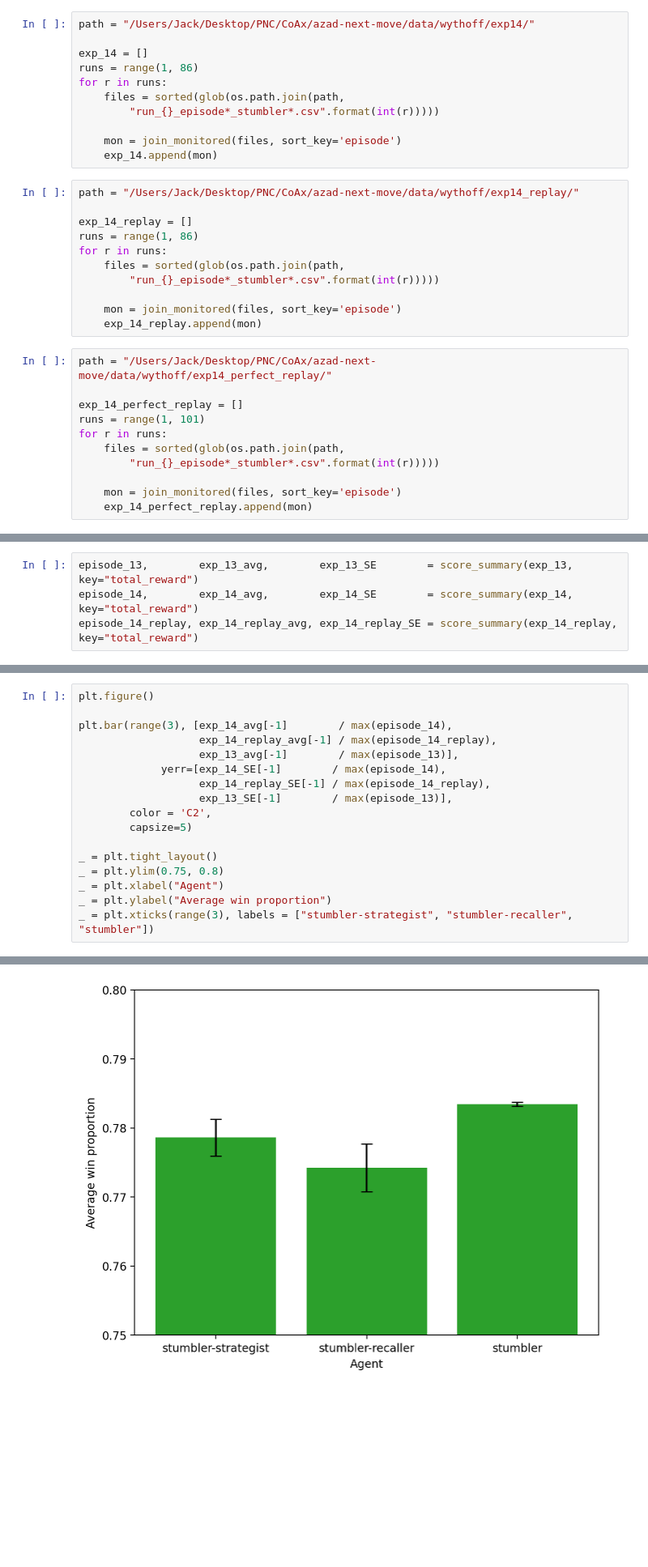
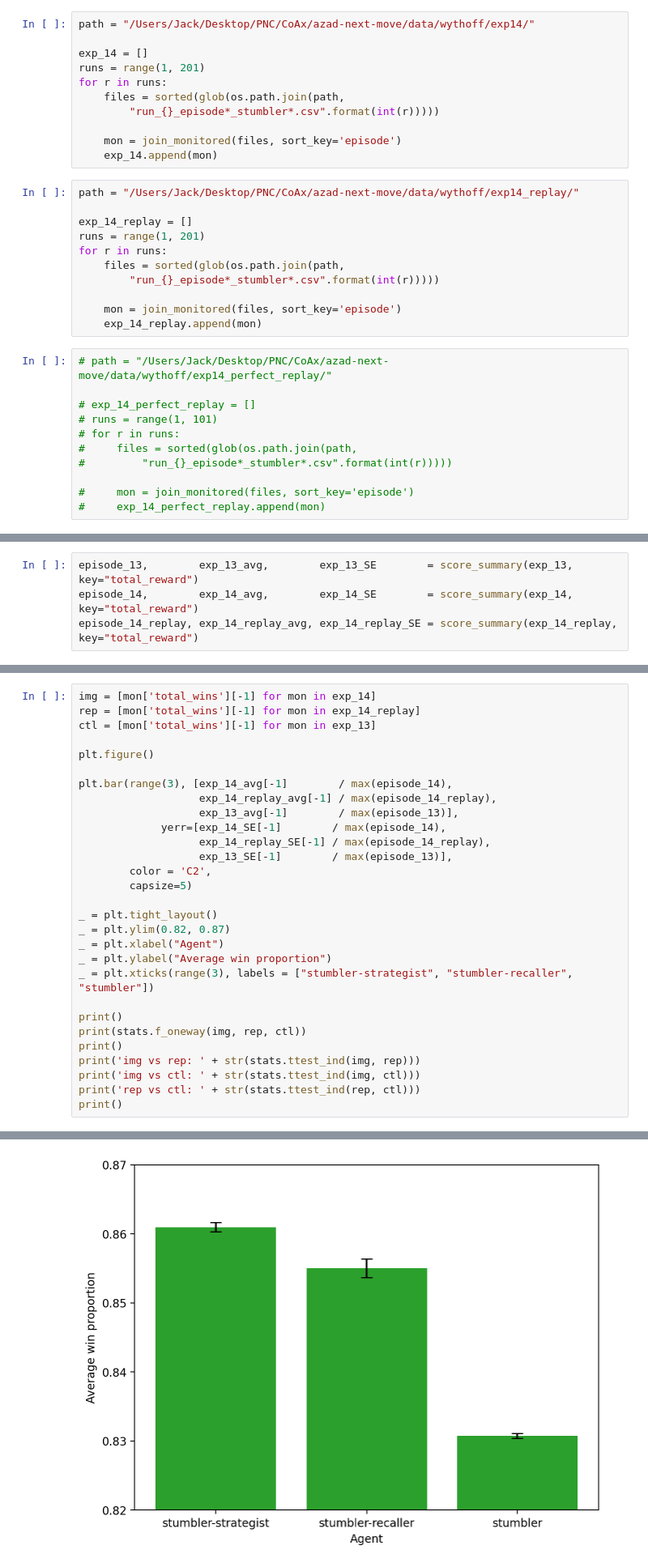
Before and after one commit to CoAxLab/azad-next-move, a Jupyter notebook: notebooks/wythoff_exp13_14.ipynb, the cells around one changed output, grey strips where cells are left out. Shown at 81% size. Saved outputs shown, nothing was run; the diff lists cells and outputs as text; blank space fills up the shorter version.

```diff
--- a/notebooks/wythoff_exp13_14.ipynb
+++ b/notebooks/wythoff_exp13_14.ipynb
@@ -38,7 +38,7 @@ for fi in files:
 path = "/Users/Jack/Desktop/PNC/CoAx/azad-next-move/data/wythoff/exp14/"
 
 exp_14 = []
-runs = range(1, 86)
+runs = range(1, 201)
 for r in runs:
     files = sorted(glob(os.path.join(path,
         "run_{}_episode*_stumbler*.csv".format(int(r)))))
@@ -49,7 +49,7 @@ for r in runs:
 path = "/Users/Jack/Desktop/PNC/CoAx/azad-next-move/data/wythoff/exp14_replay/"
 
 exp_14_replay = []
-runs = range(1, 86)
+runs = range(1, 201)
 for r in runs:
     files = sorted(glob(os.path.join(path,
         "run_{}_episode*_stumbler*.csv".format(int(r)))))
@@ -57,16 +57,16 @@ for r in runs:
     mon = join_monitored(files, sort_key='episode')
     exp_14_replay.append(mon)
 # %%
-path = "/Users/Jack/Desktop/PNC/CoAx/azad-next-move/data/wythoff/exp14_perfect_replay/"
+# path = "/Users/Jack/Desktop/PNC/CoAx/azad-next-move/data/wythoff/exp14_perfect_replay/"
 
-exp_14_perfect_replay = []
-runs = range(1, 101)
-for r in runs:
-    files = sorted(glob(os.path.join(path,
-        "run_{}_episode*_stumbler*.csv".format(int(r)))))
+# exp_14_perfect_replay = []
+# runs = range(1, 101)
+# for r in runs:
+#     files = sorted(glob(os.path.join(path,
+#         "run_{}_episode*_stumbler*.csv".format(int(r)))))
 
-    mon = join_monitored(files, sort_key='episode')
-    exp_14_perfect_replay.append(mon)
+#     mon = join_monitored(files, sort_key='episode')
+#     exp_14_perfect_replay.append(mon)
 # %%
 pprint(exp_13[0].keys())
 pprint(exp_14[0].keys())
@@ -401,4 +466,8 @@ _ = plt.xticks(range(3), labels = ["stumbler-strategist", "stumbler-recaller", "
 # %%
+img = [mon['total_wins'][-1] for mon in exp_14]
+rep = [mon['total_wins'][-1] for mon in exp_14_replay]
+ctl = [mon['total_wins'][-1] for mon in exp_13]
+
 plt.figure()
 
 plt.bar(range(3), [exp_14_avg[-1]        / max(episode_14),
@@ -411,8 +480,16 @@ plt.bar(range(3), [exp_14_avg[-1]        / max(episode_14),
         capsize=5)
 
 _ = plt.tight_layout()
-_ = plt.ylim(0.75, 0.8)
+_ = plt.ylim(0.82, 0.87)
 _ = plt.xlabel("Agent")
 _ = plt.ylabel("Average win proportion")
 _ = plt.xticks(range(3), labels = ["stumbler-strategist", "stumbler-recaller", "stumbler"])
+
+print()
+print(stats.f_oneway(img, rep, ctl))
+print()
+print('img vs rep: ' + str(stats.ttest_ind(img, rep)))
+print('img vs ctl: ' + str(stats.ttest_ind(img, ctl)))
+print('rep vs ctl: ' + str(stats.ttest_ind(rep, ctl)))
+print()
 # %% [output]
@@ -419,4 +501,4 @@ _ = plt.xticks(range(3), labels = ["stumbler-strategist", "stumbler-recaller", "
-[figure, old version]
+[figure, new version]
 # %%
 plt.figure(figsize=(7, 2.5))
 _ = plt.plot(episode_13, exp_13_avg / episode_13, linestyle="--", color='grey', alpha=.5, linewidth=3, label="Stumbler alone")
```
Also changed, not shown: parts of 27 cells of this notebook, 2 other files.
